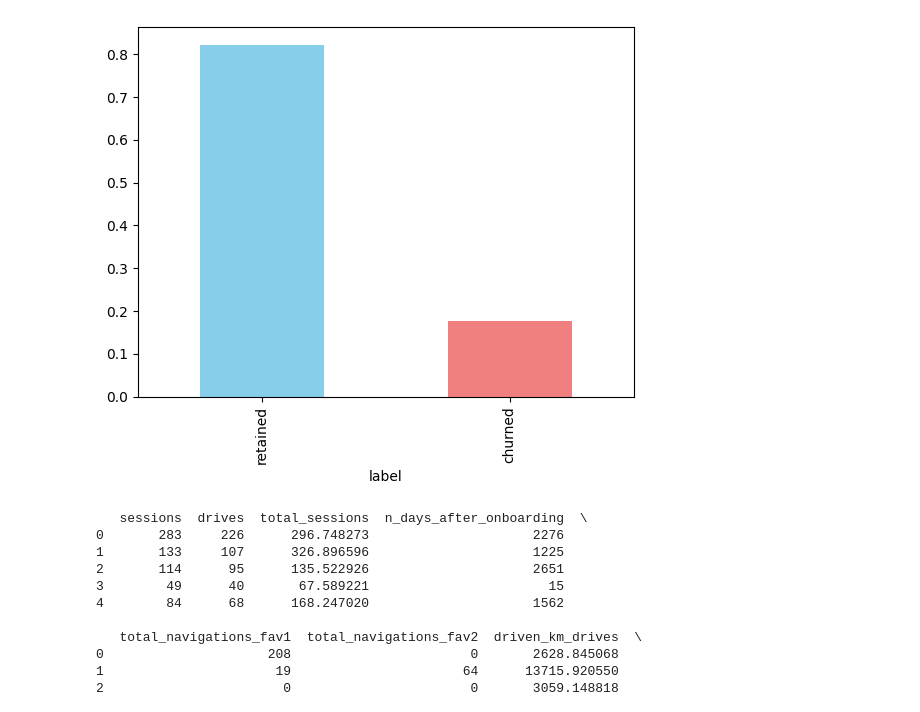
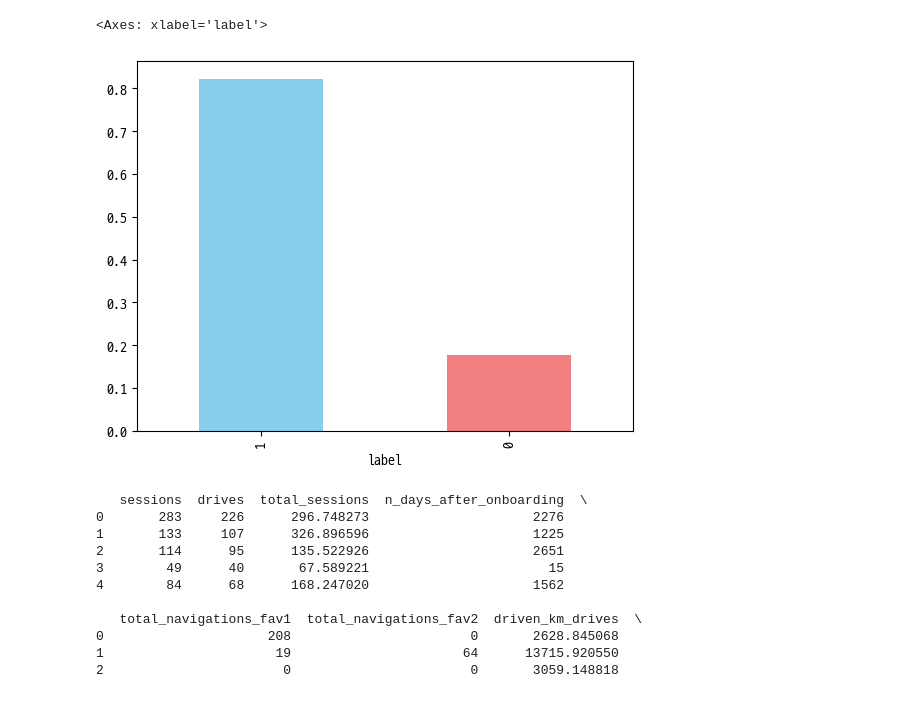
Before and after one commit to SKNETWORKS-FAMILY-AICAMP/SKN06-2nd-6Team, a Jupyter notebook: ML.ipynb, the cells around one changed output. Drawn from its saved outputs; the diff is of its cells as text; code cells hidden in the pictures.

Commit message:
predictor 수정, load_data 적용(dl, ml)

```diff
--- a/ML.ipynb
+++ b/ML.ipynb
@@ -24,11 +28,21 @@ import joblib
 #################################
 # %%
 # Load dataset
-data = pd.read_csv("data/waze_dataset.csv", index_col=0)
+# data = pd.read_csv("data/waze_dataset.csv", index_col=0)
+import pickle
+
+save_path = "model/preprocessor.pkl"
+with open(save_path, "rb") as fi:
+    preprocessor = pickle.load(fi)
+data = preprocessor.preprocess("data/waze_dataset.csv")
+X_train, X_valid, y_train, y_valid, X_test, y_test = load_data(data, learning_type="ml")
 # %%
 # Target 분포 확인
-data['label'].value_counts(normalize = True).plot(kind = 'bar', color = ['skyblue', 'lightcoral']);
+data["label"].value_counts(normalize=True).plot(
+    kind="bar", color=["skyblue", "lightcoral"]
+)
 # %% [output]
+<Axes: xlabel='label'>
-[figure, old version]
+[figure, new version]
 # %%
 # DataLoad 함수
```
Also changed, not shown: parts of 23 cells of this notebook, 8 other files.
